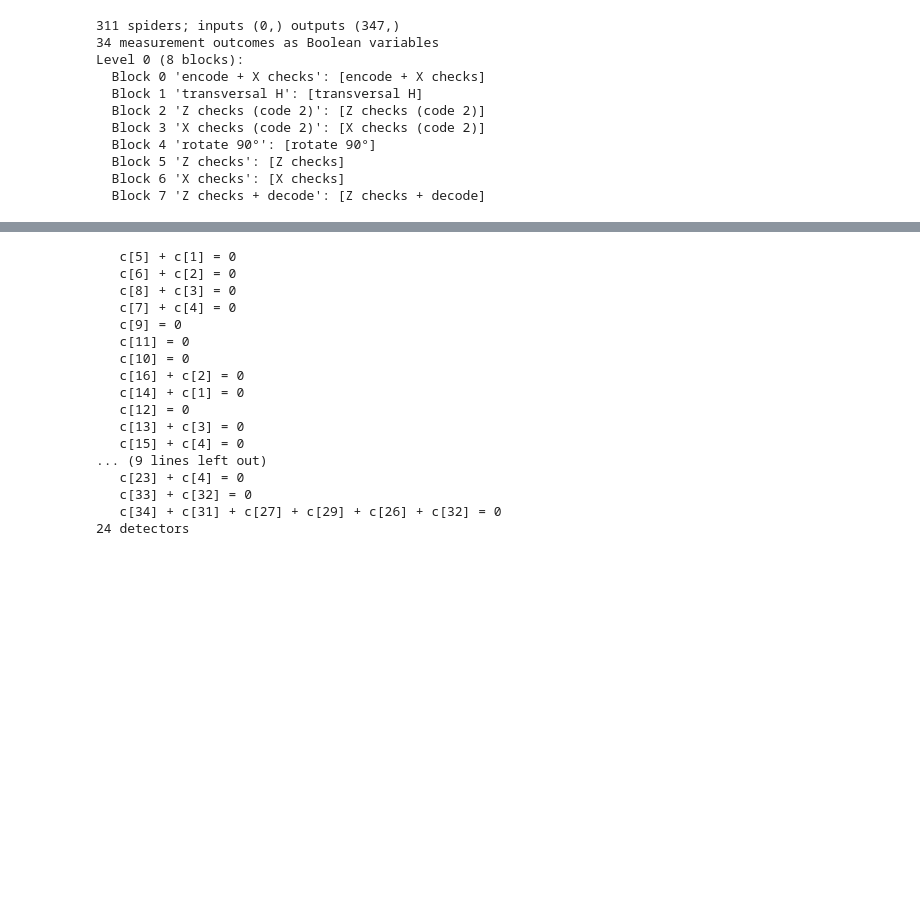
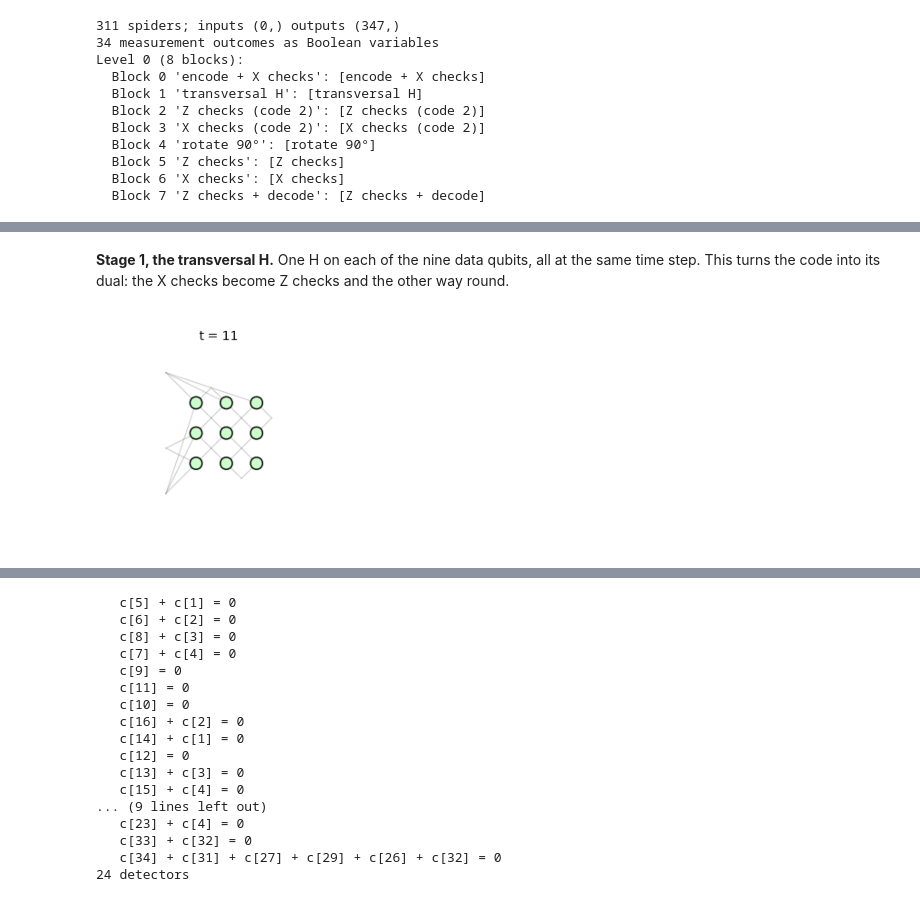
Before and after one commit to JennyLiu0716/SQZ, a Jupyter notebook: examples/FoldTransversalHadamard.ipynb, the cells around one changed output, grey strips where cells are left out. Drawn from its saved outputs; the diff is of its cells as text; code cells hidden in the pictures; blank space fills up the shorter version.

```diff
--- a/examples/FoldTransversalHadamard.ipynb
+++ b/examples/FoldTransversalHadamard.ipynb
@@ -88,0 +136,6 @@ draw_program_3d(p, level=0, figsize=(10, 9), show_phases=False, elev=18, azim=-5
+# %% [markdown]
+**Stage 1, the transversal H.** One H on each of the nine data qubits, all at the same time step. This turns the code into its dual: the X checks become Z checks and the other way round.
+# %%
+draw_program_slices(p, stage=1, cols=6, panel=(2.2, 2.2))
+# %% [output]
+[figure, added]
```
Also changed, not shown: parts of 36 cells of this notebook, 23 other files.
